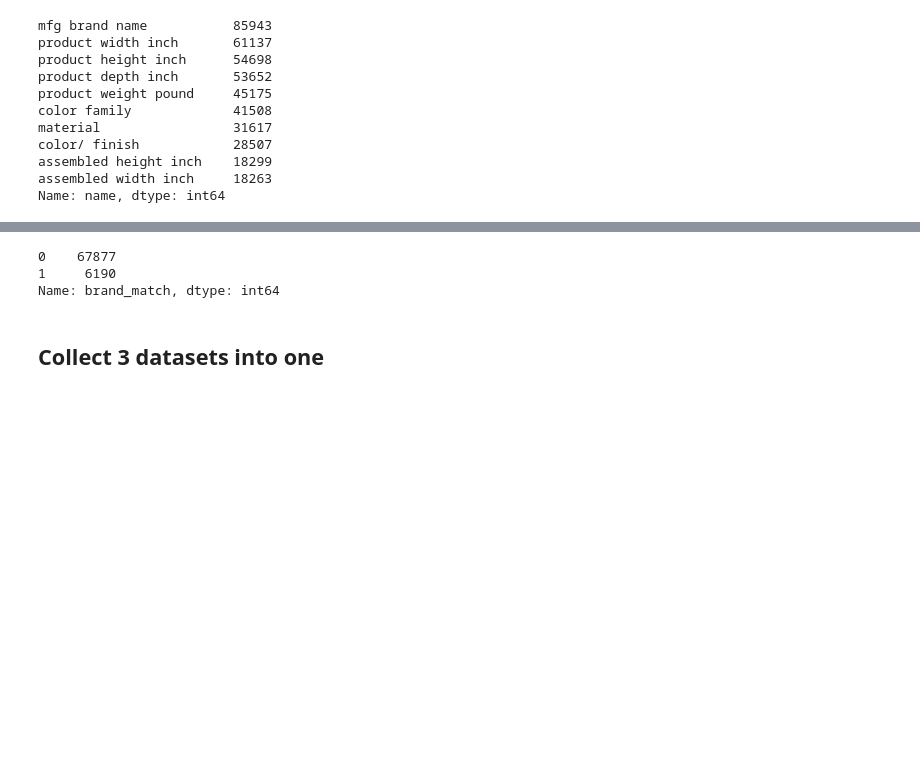
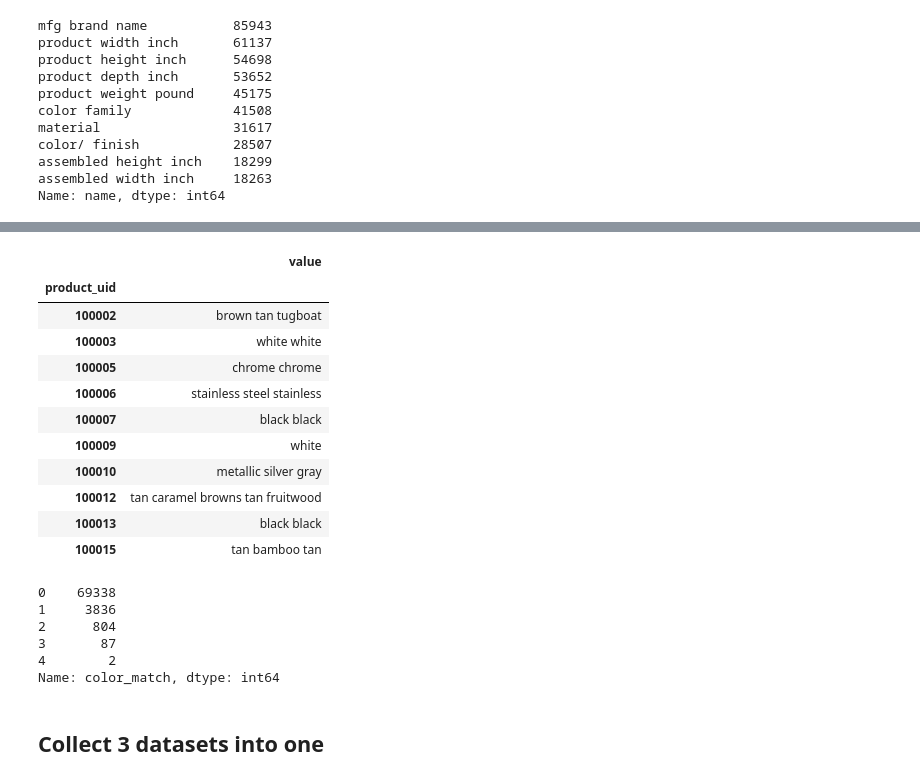
Before and after one commit to zeyger/home-depot, a Jupyter notebook: notebooks/home-depot.ipynb, the cells around one changed output, grey strips where cells are left out. Saved outputs shown, nothing was run; the diff lists cells and outputs as text; code cells hidden in the pictures; blank space fills up the shorter version.

```diff
--- a/notebooks/home-depot.ipynb
+++ b/notebooks/home-depot.ipynb
@@ -836,0 +829,22 @@ display(brands.head())
+# %%
+#colors
+colors = prep_attributes[prep_attributes['name'].str.contains('color')][['product_uid', 'value']]
+colors['product_uid'] = colors['product_uid'].astype(int)
+colors['value'] = colors['value'] + ' '
+#colors = brands.set_index('product_uid')
+colors = colors.groupby('product_uid').sum()
+colors['value'] = colors['value'].apply(str.strip).apply(lambda s: s.replace('/', '')) #govnocode, need custom aggregator
+display(colors.head(10))
+# %% [output]
+|  | value |
+| product_uid |  |
+| 100002 | brown tan tugboat |
+| 100003 | white white |
+| 100005 | chrome chrome |
+| 100006 | stainless steel stainless |
+| 100007 | black black |
+| 100009 | white |
+| 100010 | metallic silver gray |
+| 100012 | tan caramel browns tan fruitwood |
+| 100013 | black black |
+| 100015 | tan bamboo tan |
@@ -837,9 +853,12 @@ display(brands.head())
 # %%
-joined_train['brand_match'].value_counts()
+joined_train['color_match'].value_counts()
 # %% [output]
-0    67877
-1     6190
-Name: brand_match, dtype: int64
+0    69338
+1     3836
+2      804
+3       87
+4        2
+Name: color_match, dtype: int64
 # %% [markdown]
 ## Collect 3 datasets into one
 # %%
```
Also changed, not shown: parts of 10 cells of this notebook.
